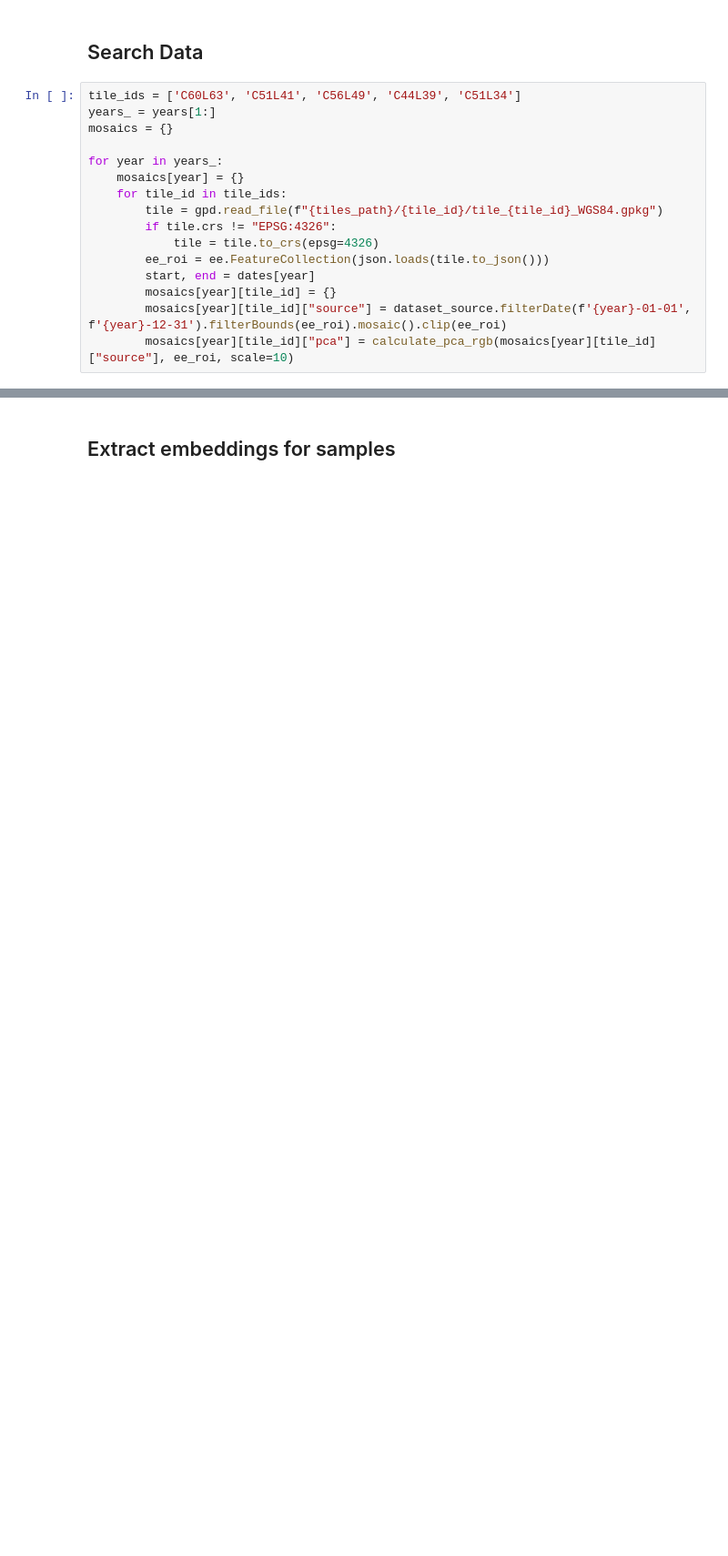
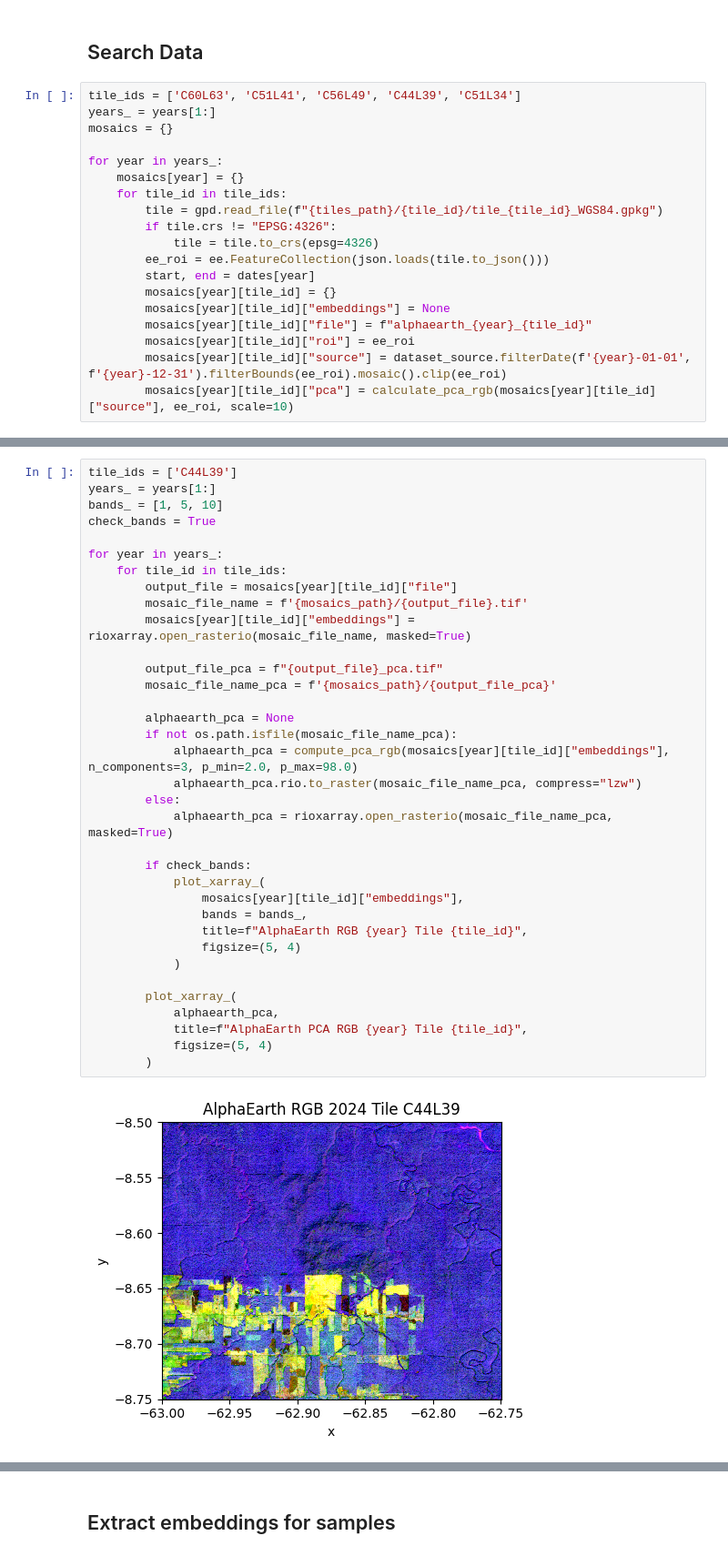
Before and after one commit to AbnerErnaniADSFatec/analise-disturbios-gfm, a Jupyter notebook: 3_alphaearth.ipynb, the cells around one changed output, grey strips where cells are left out. Shown at 91% size. Saved outputs shown, nothing was run; the diff lists cells and outputs as text; blank space fills up the shorter version.

Commit message:
Add alphaearth optimization

```diff
--- a/3_alphaearth.ipynb
+++ b/3_alphaearth.ipynb
@@ -67,6 +67,9 @@ for year in years_:
         ee_roi = ee.FeatureCollection(json.loads(tile.to_json()))
         start, end = dates[year]
         mosaics[year][tile_id] = {}
+        mosaics[year][tile_id]["embeddings"] = None
+        mosaics[year][tile_id]["file"] = f"alphaearth_{year}_{tile_id}"
+        mosaics[year][tile_id]["roi"] = ee_roi
         mosaics[year][tile_id]["source"] = dataset_source.filterDate(f'{year}-01-01', f'{year}-12-31').filterBounds(ee_roi).mosaic().clip(ee_roi)
         mosaics[year][tile_id]["pca"] = calculate_pca_rgb(mosaics[year][tile_id]["source"], ee_roi, scale=10)
 # %%
@@ -238,0 +165,37 @@ plot_xarray_(
+# %%
+tile_ids = ['C44L39']
+years_ = years[1:]
+bands_ = [1, 5, 10]
+check_bands = True
+
+for year in years_:
+    for tile_id in tile_ids:
+        output_file = mosaics[year][tile_id]["file"]
+        mosaic_file_name = f'{mosaics_path}/{output_file}.tif'
+        mosaics[year][tile_id]["embeddings"] = rioxarray.open_rasterio(mosaic_file_name, masked=True)
+
+        output_file_pca = f"{output_file}_pca.tif"
+        mosaic_file_name_pca = f'{mosaics_path}/{output_file_pca}'
+
+        alphaearth_pca = None
+        if not os.path.isfile(mosaic_file_name_pca):
+            alphaearth_pca = compute_pca_rgb(mosaics[year][tile_id]["embeddings"], n_components=3, p_min=2.0, p_max=98.0)
+            alphaearth_pca.rio.to_raster(mosaic_file_name_pca, compress="lzw")
+        else:
+            alphaearth_pca = rioxarray.open_rasterio(mosaic_file_name_pca, masked=True)
+
+        if check_bands:
+            plot_xarray_(
+                mosaics[year][tile_id]["embeddings"],
+                bands = bands_,
+                title=f"AlphaEarth RGB {year} Tile {tile_id}",
+                figsize=(5, 4)
+            )
+
+        plot_xarray_(
+            alphaearth_pca,
+            title=f"AlphaEarth PCA RGB {year} Tile {tile_id}",
+            figsize=(5, 4)
+        )
+# %% [output]
+[figure, added]
```
Also changed, not shown: parts of 8 cells of this notebook, 4 other files.
